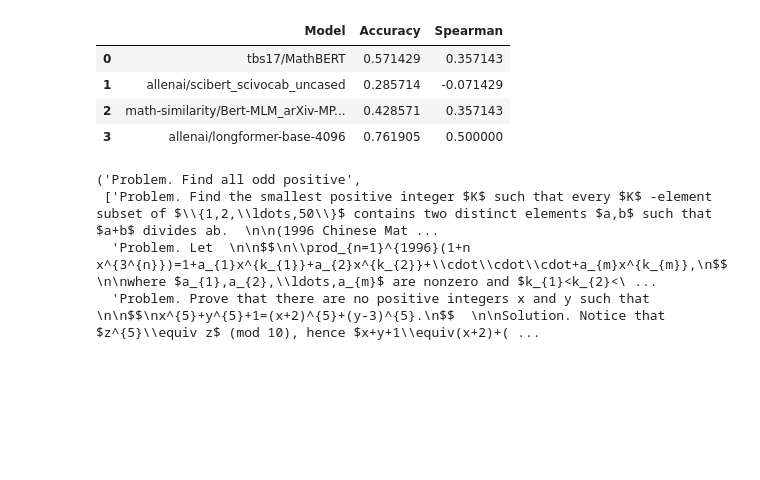
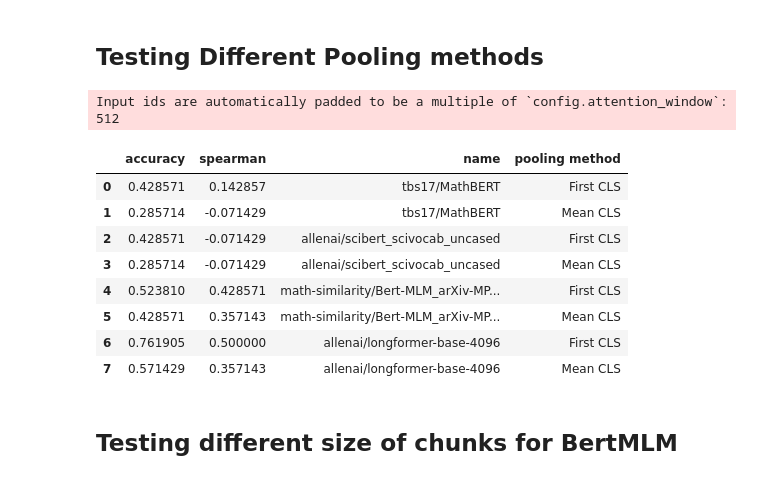
Before and after one commit to mokrota21/math_problem_recommender, a Jupyter notebook: testing/benchmark_v3/zero_shot_no_query.ipynb, the cells around one changed output. Saved outputs shown, nothing was run; the diff lists cells and outputs as text; code cells hidden in the pictures; blank space fills up the shorter version.

```diff
--- a/testing/benchmark_v3/zero_shot_no_query.ipynb
+++ b/testing/benchmark_v3/zero_shot_no_query.ipynb
@@ -137,29 +76,0 @@ metrics
-# %%
-data = []
-for model in models:
-    d = {}
-    d['Model'] = model
-    for key in metrics:
-        d[key] = metrics[key][model]
-    data.append(d)
-metrics_df = pd.DataFrame(data)
-metrics_df
-# %% [output]
-|  | Model | Accuracy | Spearman |
-| 0 | tbs17/MathBERT | 0.571429 | 0.357143 |
-| 1 | allenai/scibert_scivocab_uncased | 0.285714 | -0.071429 |
-| 2 | math-similarity/Bert-MLM_arXiv-MP... | 0.428571 | 0.357143 |
-| 3 | allenai/longformer-base-4096 | 0.761905 | 0.500000 |
-# %%
-from transformers import AutoModel, AutoTokenizer
-best_model = metrics_df.sort_values('Spearman', ascending=False).iloc[0,0]
-best_model, tokenizer = AutoModel.from_pretrained(best_model, output_attentions=True), AutoTokenizer.from_pretrained(best_model)
-
-ex_anchor = anchors[0][:30]
-ex_t = texts[0][:30]
-ex_anchor, ex_t
-# %% [output]
-('Problem. Find all odd positive',
- ['Problem. Find the smallest positive integer $K$ such that every $K$ -element subset of $\\{1,2,\\ldots,50\\}$ contains two distinct elements $a,b$ such that $a+b$ divides ab.  \n\n(1996 Chinese Mat ...
-  'Problem. Let  \n\n$$\n\\prod_{n=1}^{1996}(1+n x^{3^{n}})=1+a_{1}x^{k_{1}}+a_{2}x^{k_{2}}+\\cdot\\cdot\\cdot+a_{m}x^{k_{m}},\n$$  \n\nwhere $a_{1},a_{2},\\ldots,a_{m}$ are nonzero and $k_{1}<k_{2}<\ ...
-  'Problem. Prove that there are no positive integers x and y such that  \n\n$$\nx^{5}+y^{5}+1=(x+2)^{5}+(y-3)^{5}.\n$$  \n\nSolution. Notice that $z^{5}\\equiv z$ (mod 10), hence $x+y+1\\equiv(x+2)+( ...
@@ -174,0 +88,28 @@ t_attention = best_model(**t_inputs, output_attentions=True)
+# %% [markdown]
+## Testing Different Pooling methods
+# %%
+results = []
+for model, tokenizer, name in zip(models, tokenizers, models_names):
+    for s_name in sum_classes:
+        s_c = sum_classes[s_name]
+        summarizer = s_c(model, tokenizer)
+        res = evaluate(summarizer)
+        res['name'] = name
+        res['pooling method'] = s_name
+        results.append(res)
+# %% [output]
+Input ids are automatically padded to be a multiple of `config.attention_window`: 512
+# %%
+pd.DataFrame(results)
+# %% [output]
+|  | accuracy | spearman | name | pooling method |
+| 0 | 0.428571 | 0.142857 | tbs17/MathBERT | First CLS |
+| 1 | 0.285714 | -0.071429 | tbs17/MathBERT | Mean CLS |
+| 2 | 0.428571 | -0.071429 | allenai/scibert_scivocab_uncased | First CLS |
+| 3 | 0.285714 | -0.071429 | allenai/scibert_scivocab_uncased | Mean CLS |
+| 4 | 0.523810 | 0.428571 | math-similarity/Bert-MLM_arXiv-MP... | First CLS |
+| 5 | 0.428571 | 0.357143 | math-similarity/Bert-MLM_arXiv-MP... | Mean CLS |
+| 6 | 0.761905 | 0.500000 | allenai/longformer-base-4096 | First CLS |
+| 7 | 0.571429 | 0.357143 | allenai/longformer-base-4096 | Mean CLS |
+# %% [markdown]
+## Testing different size of chunks for BertMLM
```
Also changed, not shown: parts of 16 cells of this notebook, 4 other files.
